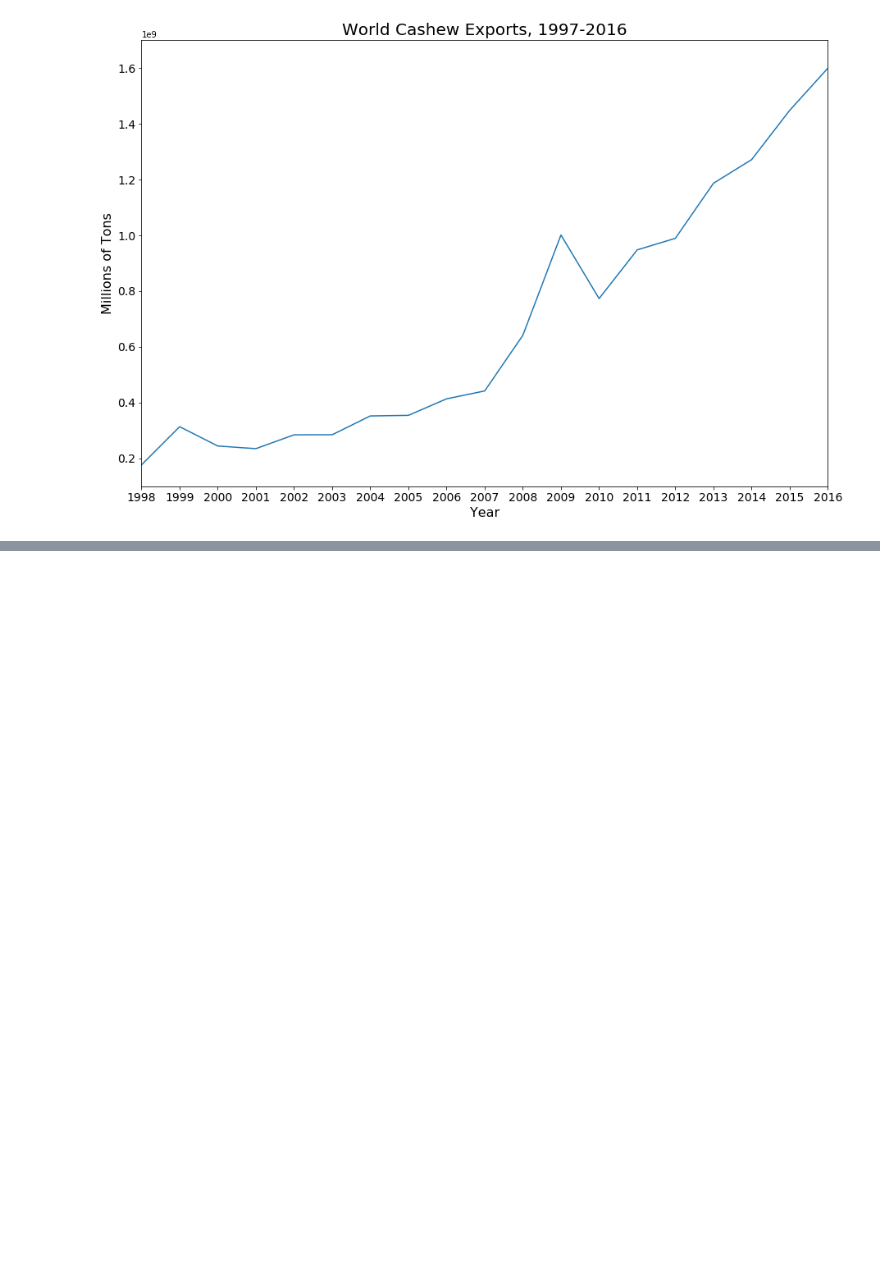
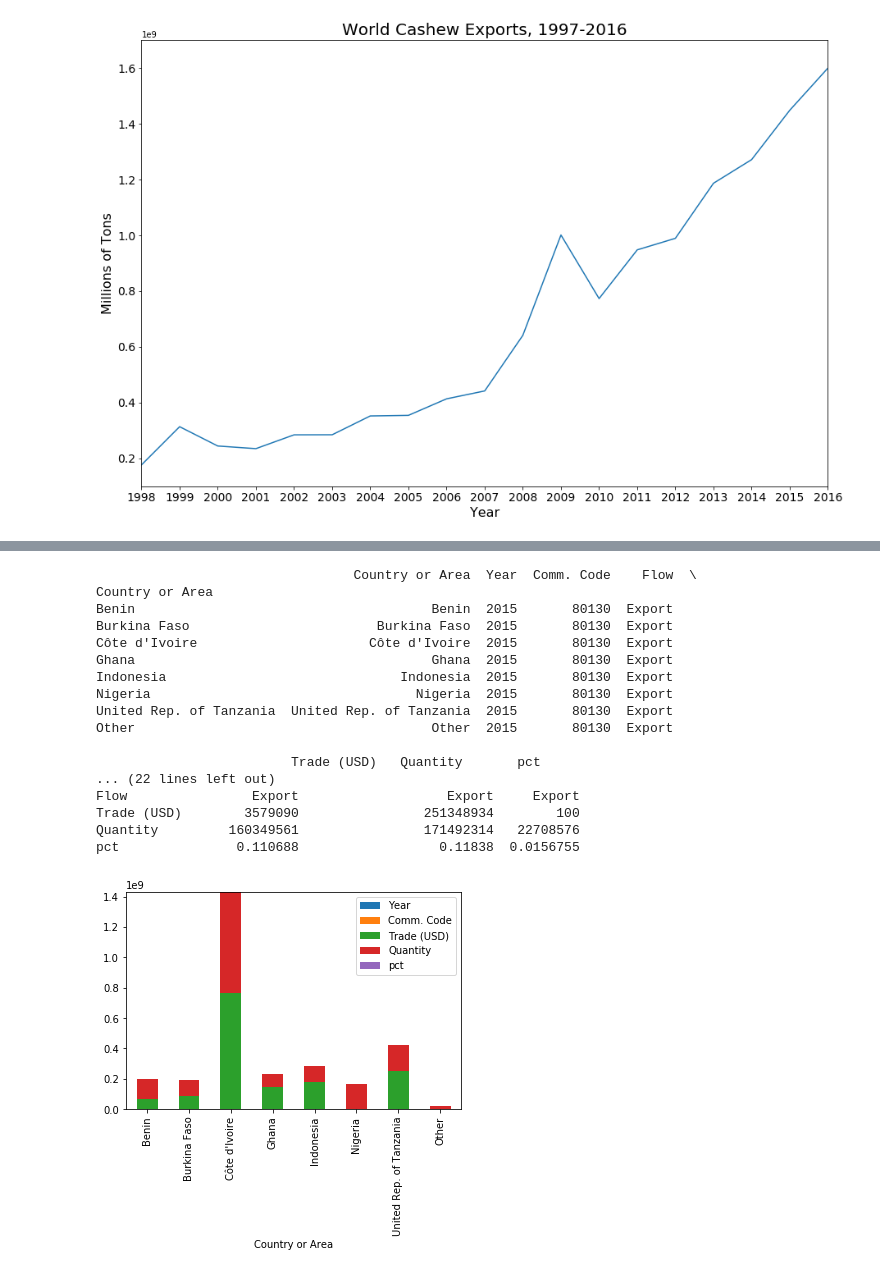
Before and after one commit to ExtraLime/cashew, a Jupyter notebook: roughdraft.ipynb, the cells around one changed output, grey strips where cells are left out. Cells and saved outputs as stored; diff of their text form; code cells hidden in the pictures; blank space fills up the shorter version.

```diff
--- a/roughdraft.ipynb
+++ b/roughdraft.ipynb
@@ -81,0 +91,20 @@ TypeError: 'Int64Index' object is not callable
+# %%
+#Generate data fot a stacked bar graph for 10 years of history
+recent = exports.loc[exports['Year'] == 2016]
+stack16 = pie2
+
+y2015 = exports.loc[exports['Year'] == 2015]
+y2015['pct'] = y2015["Quantity"]/sum(y2015['Quantity'])
+y2015p = y2015.loc[y2015['pct'] >= .05]
+y2015o = y2015.loc[y2015['pct'] <= .05]
+y2015p.loc['7'] = ['Other', 2015, 80130, 'Export', 100, sum(y2015o['Quantity']), sum(y2015o['pct'])]
+
+y2014 = exports.loc[exports['Year'] == 2014]
+y2013 = exports.loc[exports['Year'] == 2013]
+y2012 = exports.loc[exports['Year'] == 2012]
+y2011 = exports.loc[exports['Year'] == 2011]
+y2010 = exports.loc[exports['Year'] == 2010]
+y2009 = exports.loc[exports['Year'] == 2009]
+y2008 = exports.loc[exports['Year'] == 2008]
+y2007 = exports.loc[exports['Year'] == 2007]
+y2006 = exports.loc[exports['Year'] == 2006]
@@ -81,0 +121,26 @@ TypeError: 'Int64Index' object is not callable
+# %%
+y2015p.index = y2015p['Country or Area']
+y15 = y2015p.transpose()
+# %%
+y2015p.plot.bar(y2015p['Country or Area'], stacked=True)
+print(y2015p)
+print(y15)
+# %% [output]
+                                 Country or Area  Year  Comm. Code    Flow  \
+Country or Area
+Benin                                      Benin  2015       80130  Export
+Burkina Faso                        Burkina Faso  2015       80130  Export
+Côte d'Ivoire                      Côte d'Ivoire  2015       80130  Export
+Ghana                                      Ghana  2015       80130  Export
+Indonesia                              Indonesia  2015       80130  Export
+Nigeria                                  Nigeria  2015       80130  Export
+United Rep. of Tanzania  United Rep. of Tanzania  2015       80130  Export
+Other                                      Other  2015       80130  Export
+
+                         Trade (USD)   Quantity       pct
+... (22 lines left out)
+Flow                Export                   Export     Export
+Trade (USD)        3579090                251348934        100
+Quantity         160349561                171492314   22708576
+pct               0.110688                  0.11838  0.0156755
+[figure, added]
```
Also changed, not shown: parts of 7 cells of this notebook.
